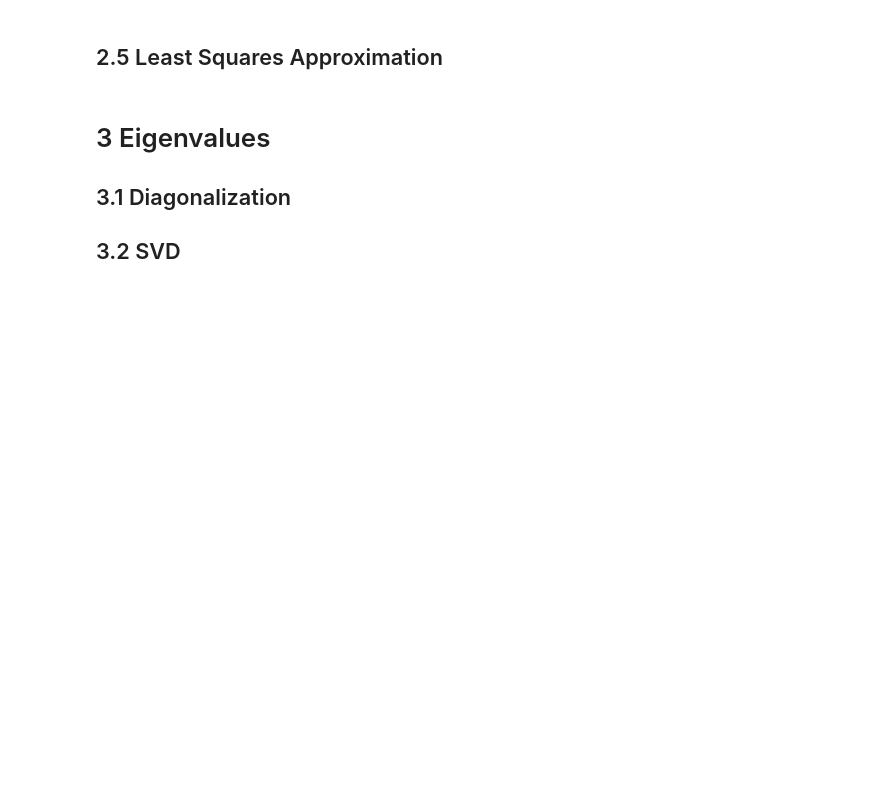
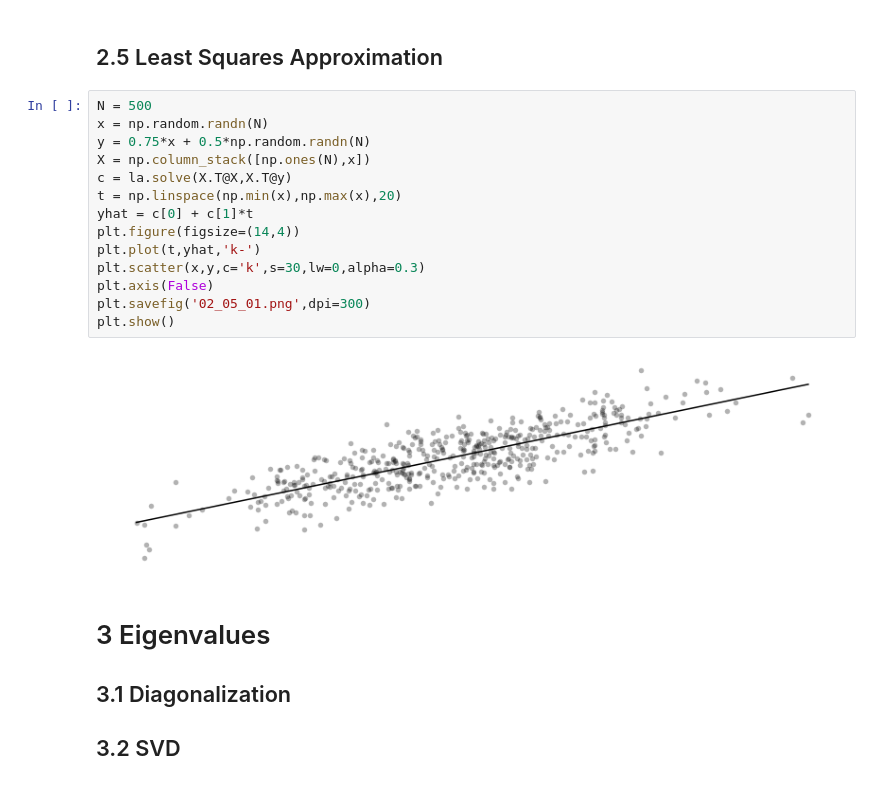
Before and after one commit to UBCMath/MATH307, a Jupyter notebook: img/images.ipynb, the cells around one changed output. Saved outputs shown, nothing was run; the diff lists cells and outputs as text; blank space fills up the shorter version.

```diff
--- a/img/images.ipynb
+++ b/img/images.ipynb
@@ -353,6 +353,22 @@ plt.show()
 [figure]
 # %% [markdown]
 ## 2.5 Least Squares Approximation
+# %%
+N = 500
+x = np.random.randn(N)
+y = 0.75*x + 0.5*np.random.randn(N)
+X = np.column_stack([np.ones(N),x])
+c = la.solve(X.T@X,X.T@y)
+t = np.linspace(np.min(x),np.max(x),20)
+yhat = c[0] + c[1]*t
+plt.figure(figsize=(14,4))
+plt.plot(t,yhat,'k-')
+plt.scatter(x,y,c='k',s=30,lw=0,alpha=0.3)
+plt.axis(False)
+plt.savefig('02_05_01.png',dpi=300)
+plt.show()
+# %% [output]
+[figure, added]
 # %% [markdown]
 # 3 Eigenvalues
 
```
Also changed, not shown: 4 other files.
